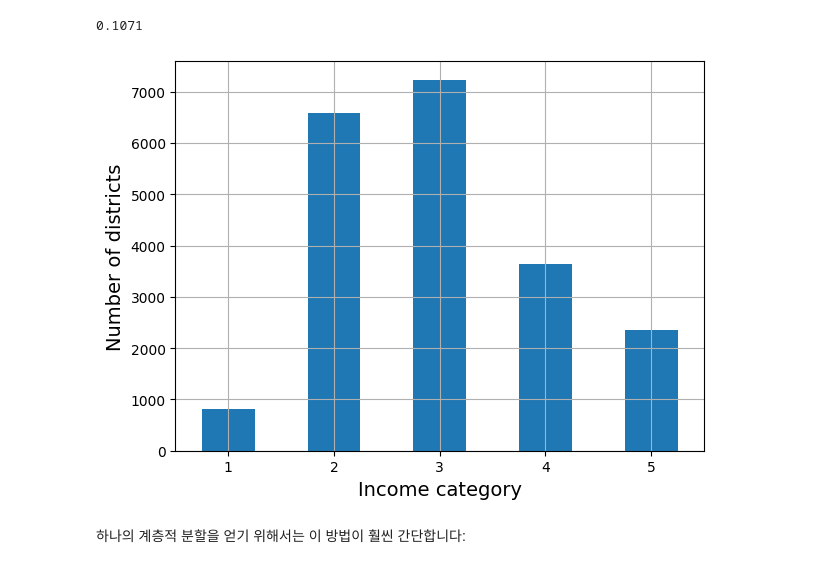
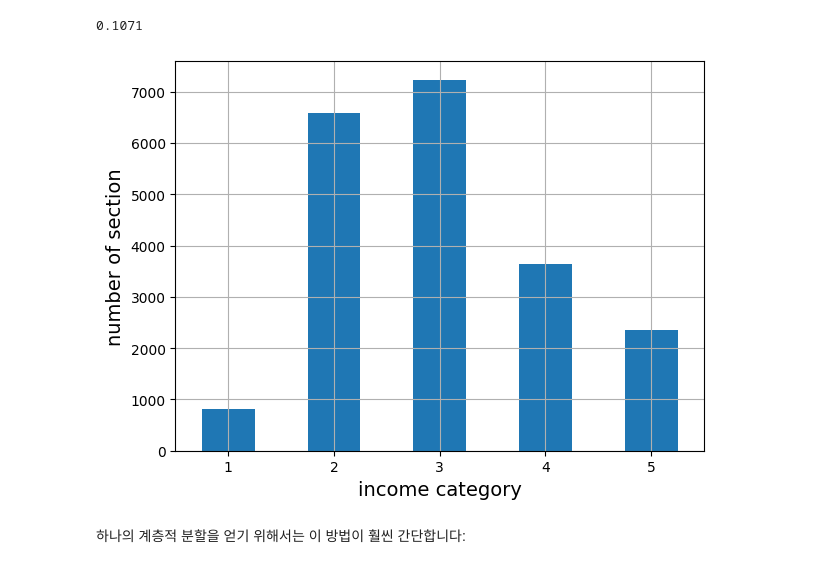
Before and after one commit to leejaehyeong1/machine_learning, a Jupyter notebook: 02_end_to_end_machine_learning_project.ipynb, the cells around one changed output. Drawn from its saved outputs; the diff is of its cells as text; code cells hidden in the pictures.

```diff
--- a/02_end_to_end_machine_learning_project.ipynb
+++ b/02_end_to_end_machine_learning_project.ipynb
@@ -236,12 +236,12 @@ housing["income_cat"] = pd.cut(housing["median_income"],
                                labels=[1, 2, 3, 4, 5])
 # %%
 housing["income_cat"].value_counts().sort_index().plot.bar(rot=0, grid=True)
-plt.xlabel("Income category")
-plt.ylabel("Number of districts")
+plt.xlabel("income category")
+plt.ylabel("number of section")
 save_fig("housing_income_cat_bar_plot")  # extra code
 plt.show()
 # %% [output]
-[figure, old version]
+[figure, new version]
 # %%
 from sklearn.model_selection import StratifiedShuffleSplit
 
```
Also changed, not shown: parts of 40 cells of this notebook.
